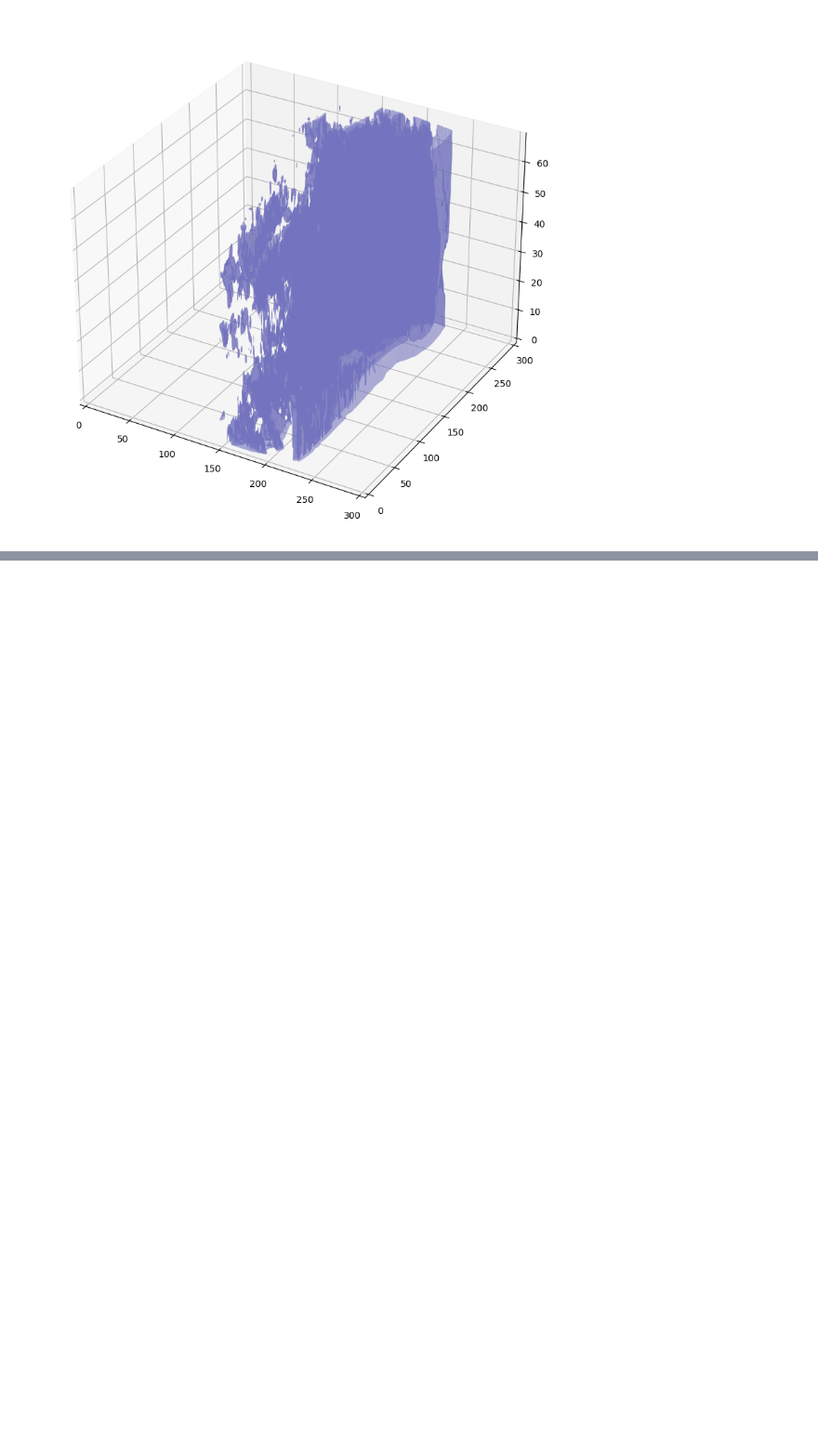
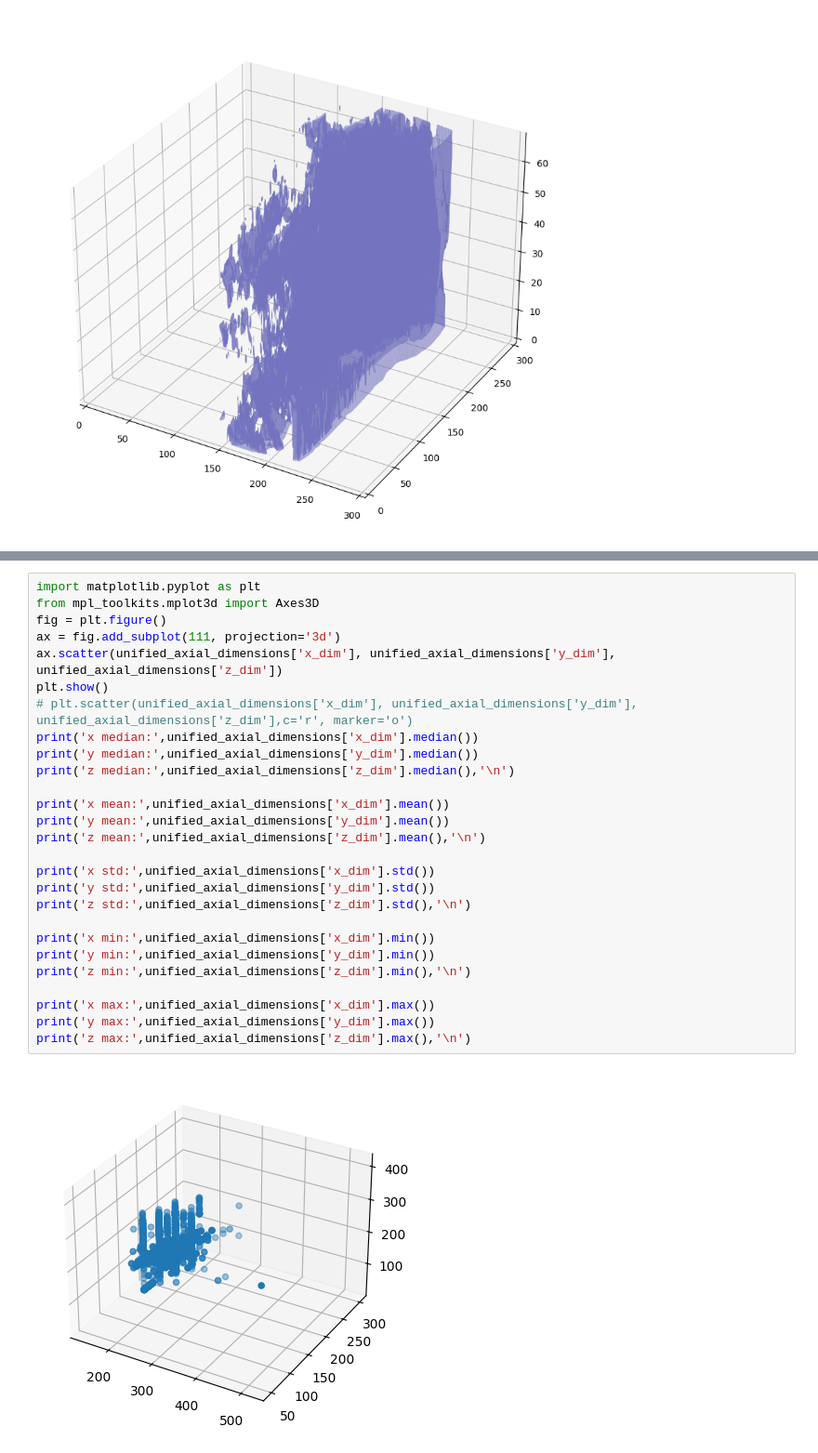
Before and after one commit to hmhornung/Lumbar-Spine-Degenerative-Classification, a Jupyter notebook: preprocessing/extraction.ipynb, the cells around one changed output, grey strips where cells are left out. Shown at 93% size. Saved outputs shown, nothing was run; the diff lists cells and outputs as text; blank space fills up the shorter version.

```diff
--- a/preprocessing/extraction.ipynb
+++ b/preprocessing/extraction.ipynb
@@ -456,0 +470,29 @@ Name: series_description, Length: 6259, dtype: object>
+# %%
+import matplotlib.pyplot as plt
+from mpl_toolkits.mplot3d import Axes3D
+fig = plt.figure()
+ax = fig.add_subplot(111, projection='3d')
+ax.scatter(unified_axial_dimensions['x_dim'], unified_axial_dimensions['y_dim'], unified_axial_dimensions['z_dim'])
+plt.show()
+# plt.scatter(unified_axial_dimensions['x_dim'], unified_axial_dimensions['y_dim'], unified_axial_dimensions['z_dim'],c='r', marker='o')
+print('x median:',unified_axial_dimensions['x_dim'].median())
+print('y median:',unified_axial_dimensions['y_dim'].median())
+print('z median:',unified_axial_dimensions['z_dim'].median(),'\n')
+
+print('x mean:',unified_axial_dimensions['x_dim'].mean())
+print('y mean:',unified_axial_dimensions['y_dim'].mean())
+print('z mean:',unified_axial_dimensions['z_dim'].mean(),'\n')
+
+print('x std:',unified_axial_dimensions['x_dim'].std())
+print('y std:',unified_axial_dimensions['y_dim'].std())
+print('z std:',unified_axial_dimensions['z_dim'].std(),'\n')
+
+print('x min:',unified_axial_dimensions['x_dim'].min())
+print('y min:',unified_axial_dimensions['y_dim'].min())
+print('z min:',unified_axial_dimensions['z_dim'].min(),'\n')
+
+print('x max:',unified_axial_dimensions['x_dim'].max())
+print('y max:',unified_axial_dimensions['y_dim'].max())
+print('z max:',unified_axial_dimensions['z_dim'].max(),'\n')
+# %% [output]
+[figure, added]
```
Also changed, not shown: parts of 17 cells of this notebook, 7 other files.
